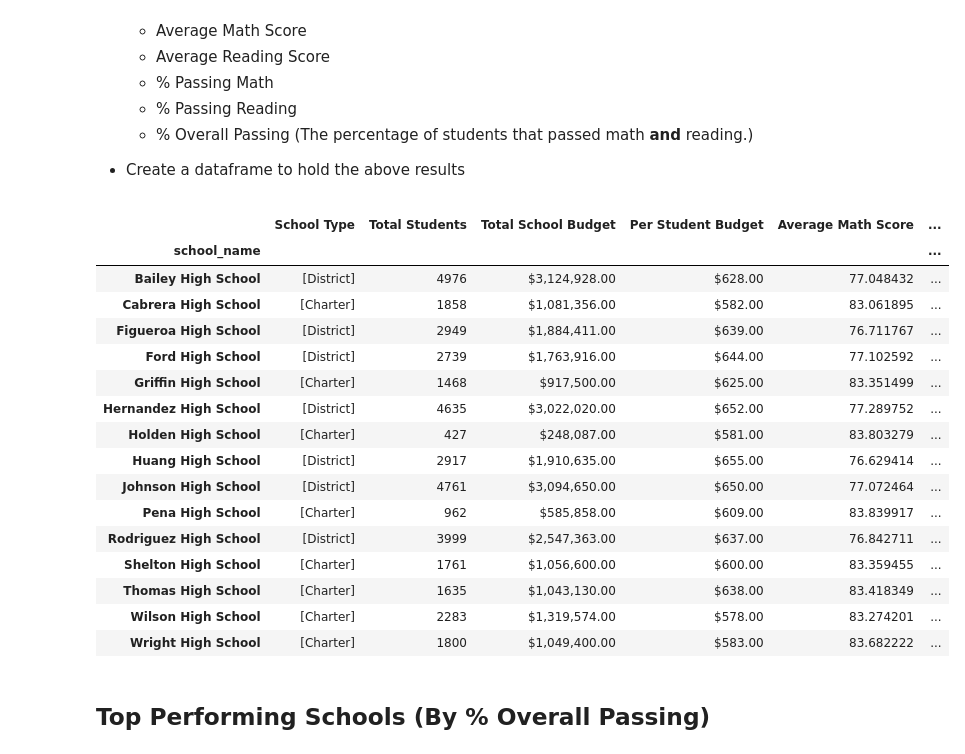
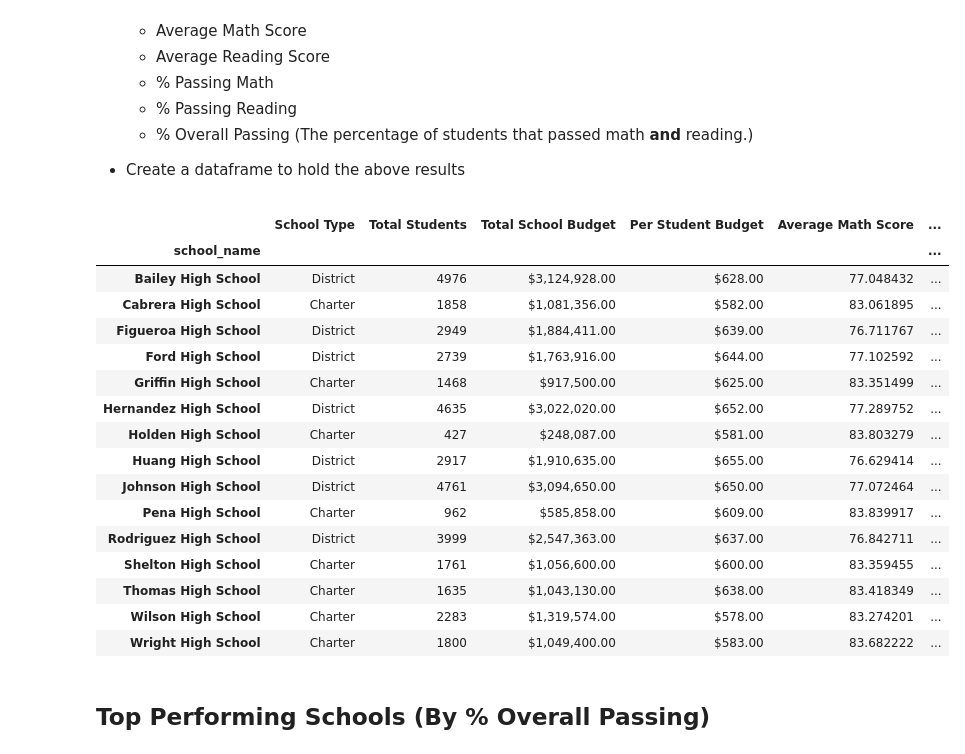
Before and after one commit to floresfdo/pandas-challenge, a Jupyter notebook: PyCitySchools/starter.ipynb, the cells around one changed output. Drawn from its saved outputs; the diff is of its cells as text; code cells hidden in the pictures.

Commit message:
adding school summary, top and bottom performing

```diff
--- a/PyCitySchools/starter.ipynb
+++ b/PyCitySchools/starter.ipynb
@@ -104,37 +105,48 @@ summary_df
 
 * Create a dataframe to hold the above results
 # %%
+#using the group by schools dataframe to create our School Summary dataframe
 school_summary = pd.DataFrame()
 school_summary['School Type'] = schools_group['type'].unique()
 school_summary['Total Students'] = schools_group['Student ID'].count()
 school_summary['Total School Budget'] = schools_group['budget'].mean()
 school_summary['Per Student Budget'] = school_summary['Total School Budget']/school_summary['Total Students']
 school_summary['Average Math Score'] = schools_group['math_score'].mean()
 school_summary['Average Reading Score'] = schools_group['reading_score'].mean()
-school_summary['% Passing Math'] = len(schools_group['math_score']>=70)
 
-school_summary.loc[:,'School Type'] = school_summary['School Type'].astype(object)
+#using the previous dataframe we created to pull only passing students to group them by school and do calculations for %s
+students_passing_math_byschool = passing_students_math.groupby(['school_name'])
+students_passing_read_byschool = passing_students_reading.groupby(['school_name'])
+students_passing_byschool = passing_students.groupby(['school_name'])
+
+school_summary['% Passing Math'] = students_passing_math_byschool['math_score'].count()/school_summary['Total Students']*100
+school_summary['% Passing Reading'] = students_passing_read_byschool['reading_score'].count()/school_summary['Total Students']*100
+school_summary['% Overall Passing'] = students_passing_byschool['Student ID'].count()/school_summary['Total Students']*100
+
+#formatting/mapping columns to display correctly
+school_summary['School Type'] = school_summary['School Type'].str[0]
 school_summary.loc[:,'Total School Budget'] = school_summary['Total School Budget'].astype(float).map('${:,.2f}'.format)
 school_summary.loc[:,'Per Student Budget'] = school_summary['Per Student Budget'].astype(float).map('${:,.2f}'.format)
+
 school_summary
 # %% [output]
 |  | School Type | Total Students | Total School Budget | Per Student Budget | Average Math Score | ... |
 | school_name |  |  |  |  |  | ... |
-| Bailey High School | [District] | 4976 | $3,124,928.00 | $628.00 | 77.048432 | ... |
-| Cabrera High School | [Charter] | 1858 | $1,081,356.00 | $582.00 | 83.061895 | ... |
-| Figueroa High School | [District] | 2949 | $1,884,411.00 | $639.00 | 76.711767 | ... |
-| Ford High School | [District] | 2739 | $1,763,916.00 | $644.00 | 77.102592 | ... |
-| Griffin High School | [Charter] | 1468 | $917,500.00 | $625.00 | 83.351499 | ... |
-| Hernandez High School | [District] | 4635 | $3,022,020.00 | $652.00 | 77.289752 | ... |
-| Holden High School | [Charter] | 427 | $248,087.00 | $581.00 | 83.803279 | ... |
-| Huang High School | [District] | 2917 | $1,910,635.00 | $655.00 | 76.629414 | ... |
-| Johnson High School | [District] | 4761 | $3,094,650.00 | $650.00 | 77.072464 | ... |
-| Pena High School | [Charter] | 962 | $585,858.00 | $609.00 | 83.839917 | ... |
-| Rodriguez High School | [District] | 3999 | $2,547,363.00 | $637.00 | 76.842711 | ... |
-| Shelton High School | [Charter] | 1761 | $1,056,600.00 | $600.00 | 83.359455 | ... |
-| Thomas High School | [Charter] | 1635 | $1,043,130.00 | $638.00 | 83.418349 | ... |
-| Wilson High School | [Charter] | 2283 | $1,319,574.00 | $578.00 | 83.274201 | ... |
-| Wright High School | [Charter] | 1800 | $1,049,400.00 | $583.00 | 83.682222 | ... |
+| Bailey High School | District | 4976 | $3,124,928.00 | $628.00 | 77.048432 | ... |
+| Cabrera High School | Charter | 1858 | $1,081,356.00 | $582.00 | 83.061895 | ... |
+| Figueroa High School | District | 2949 | $1,884,411.00 | $639.00 | 76.711767 | ... |
+| Ford High School | District | 2739 | $1,763,916.00 | $644.00 | 77.102592 | ... |
+| Griffin High School | Charter | 1468 | $917,500.00 | $625.00 | 83.351499 | ... |
+| Hernandez High School | District | 4635 | $3,022,020.00 | $652.00 | 77.289752 | ... |
+| Holden High School | Charter | 427 | $248,087.00 | $581.00 | 83.803279 | ... |
+| Huang High School | District | 2917 | $1,910,635.00 | $655.00 | 76.629414 | ... |
+| Johnson High School | District | 4761 | $3,094,650.00 | $650.00 | 77.072464 | ... |
+| Pena High School | Charter | 962 | $585,858.00 | $609.00 | 83.839917 | ... |
+| Rodriguez High School | District | 3999 | $2,547,363.00 | $637.00 | 76.842711 | ... |
+| Shelton High School | Charter | 1761 | $1,056,600.00 | $600.00 | 83.359455 | ... |
+| Thomas High School | Charter | 1635 | $1,043,130.00 | $638.00 | 83.418349 | ... |
+| Wilson High School | Charter | 2283 | $1,319,574.00 | $578.00 | 83.274201 | ... |
+| Wright High School | Charter | 1800 | $1,049,400.00 | $583.00 | 83.682222 | ... |
 # %% [markdown]
 ## Top Performing Schools (By % Overall Passing)
 # %% [markdown]
```
Also changed, not shown: parts of 5 cells of this notebook.
